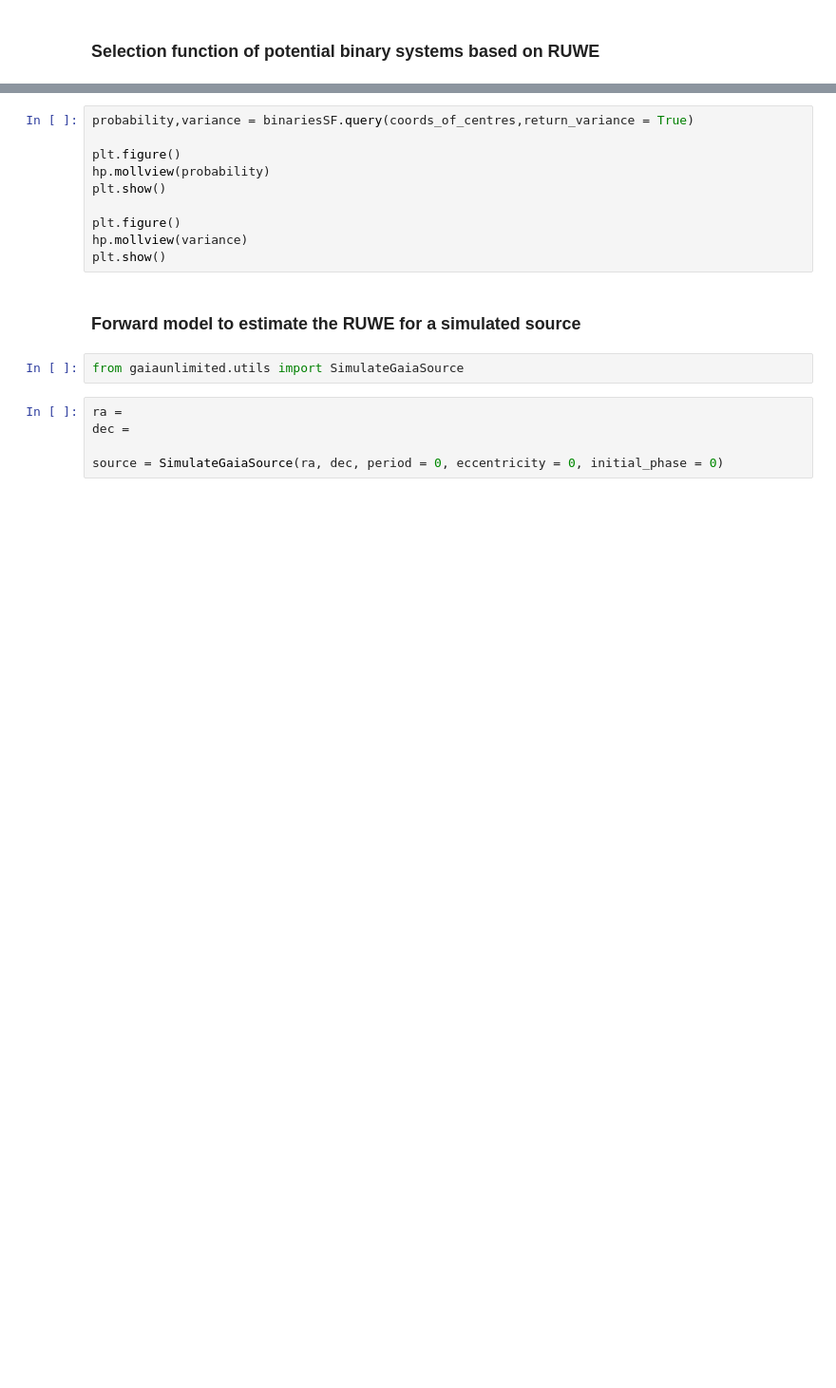
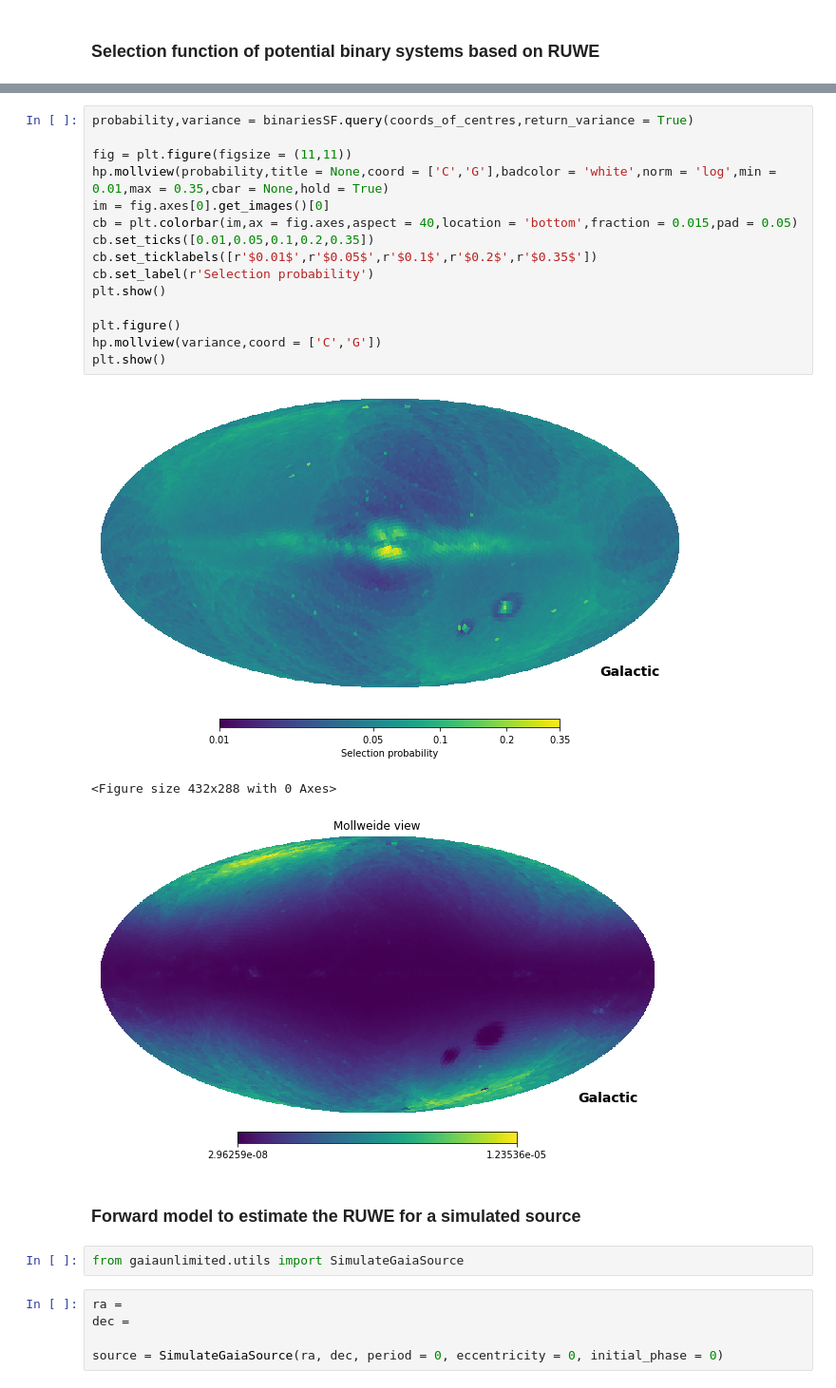
Before and after one commit to gaia-unlimited/gaiaunlimited, a Jupyter notebook: docs/notebooks/dr3-unresolved-binaries.ipynb, the cells around one changed output, grey strips where cells are left out. Shown: that part at 95% size. Saved outputs shown, nothing was run; the diff lists cells and outputs as text; blank space fills up the shorter version.

```diff
--- a/docs/notebooks/dr3-unresolved-binaries.ipynb
+++ b/docs/notebooks/dr3-unresolved-binaries.ipynb
@@ -65,13 +85,22 @@ These probabilities are computed using the subsample selection function (link to
 # %%
 probability,variance = binariesSF.query(coords_of_centres,return_variance = True)
 
-plt.figure()
-hp.mollview(probability)
+fig = plt.figure(figsize = (11,11))
+hp.mollview(probability,title = None,coord = ['C','G'],badcolor = 'white',norm = 'log',min = 0.01,max = 0.35,cbar = None,hold = True)
+im = fig.axes[0].get_images()[0]
+cb = plt.colorbar(im,ax = fig.axes,aspect = 40,location = 'bottom',fraction = 0.015,pad = 0.05)
+cb.set_ticks([0.01,0.05,0.1,0.2,0.35])
+cb.set_ticklabels([r'$0.01$',r'$0.05$',r'$0.1$',r'$0.2$',r'$0.35$'])
+cb.set_label(r'Selection probability')
 plt.show()
 
 plt.figure()
-hp.mollview(variance)
+hp.mollview(variance,coord = ['C','G'])
 plt.show()
+# %% [output]
+[figure, added]
+<Figure size 432x288 with 0 Axes>
+[figure, added]
 # %% [markdown]
 ### Forward model to estimate the RUWE for a simulated source
 # %%
```
Also changed, not shown: parts of 6 cells of this notebook.
